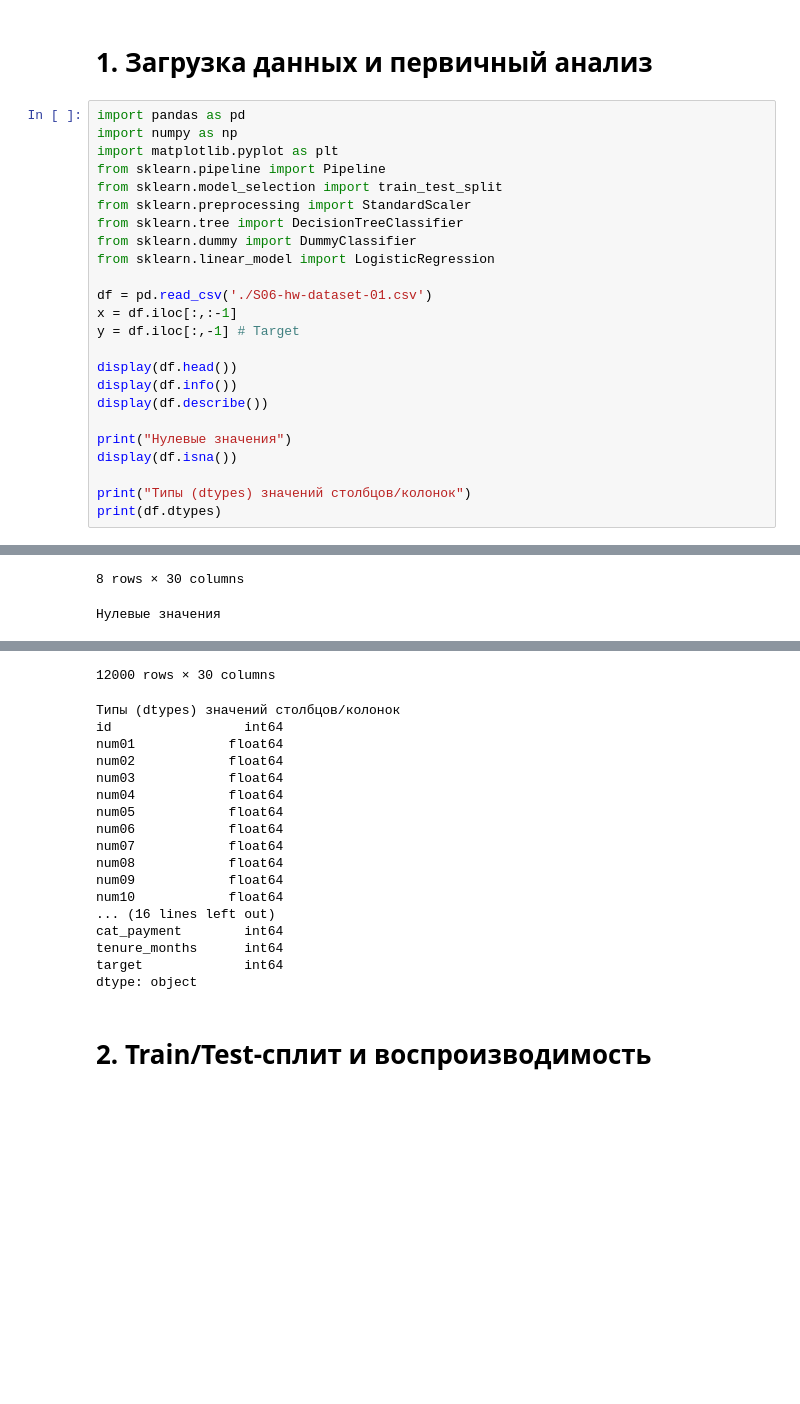
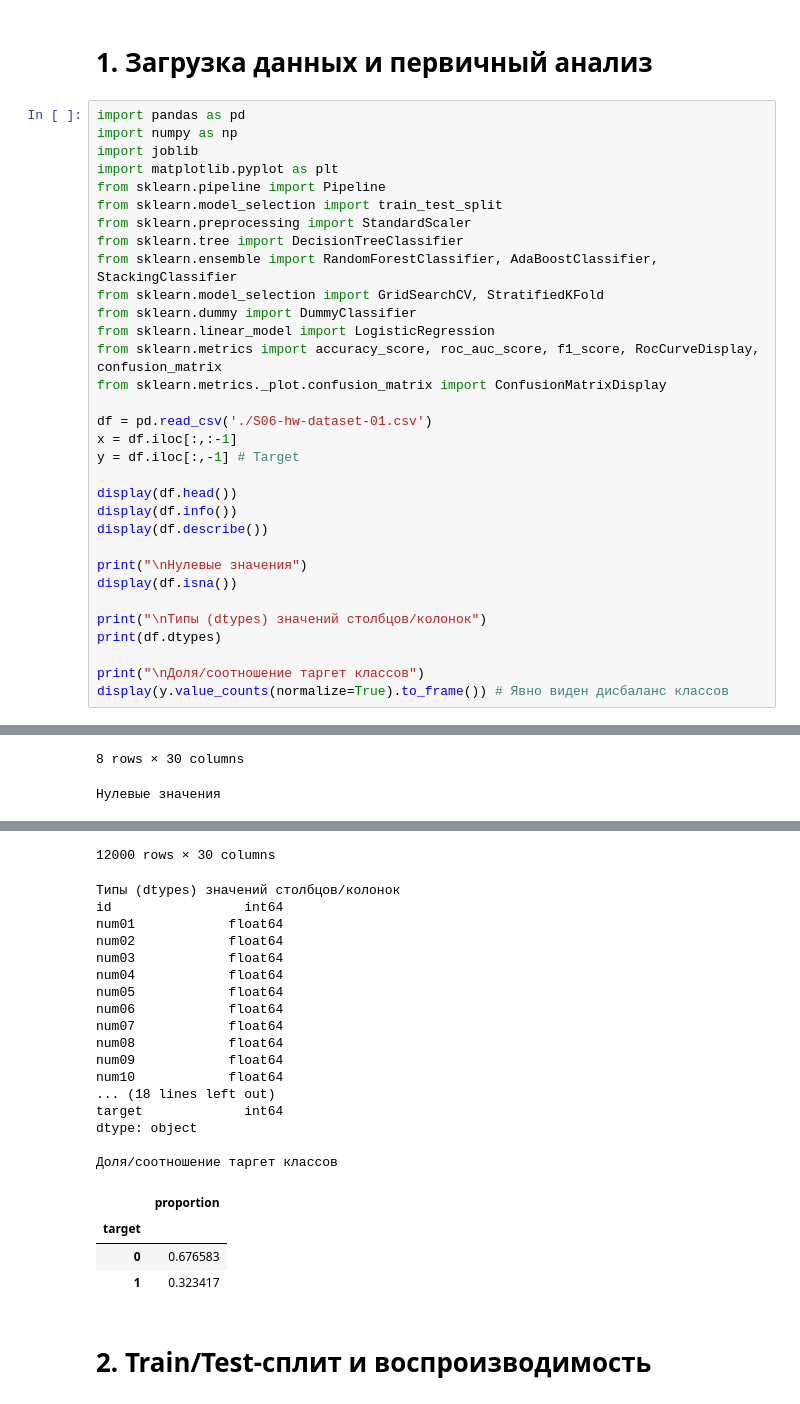
Before and after one commit to Sapar-hub/aie-group-2-sapar, a Jupyter notebook: homeworks/HW06/HW06.ipynb, the cells around one changed output, grey strips where cells are left out. Drawn from its saved outputs; the diff is of its cells as text; blank space fills up the shorter version.

```diff
--- a/homeworks/HW06/HW06.ipynb
+++ b/homeworks/HW06/HW06.ipynb
@@ -3,13 +3,18 @@
 # %%
 import pandas as pd
 import numpy as np
+import joblib
 import matplotlib.pyplot as plt
 from sklearn.pipeline import Pipeline
 from sklearn.model_selection import train_test_split
 from sklearn.preprocessing import StandardScaler
 from sklearn.tree import DecisionTreeClassifier
+from sklearn.ensemble import RandomForestClassifier, AdaBoostClassifier, StackingClassifier
+from sklearn.model_selection import GridSearchCV, StratifiedKFold
 from sklearn.dummy import DummyClassifier
 from sklearn.linear_model import LogisticRegression
+from sklearn.metrics import accuracy_score, roc_auc_score, f1_score, RocCurveDisplay, confusion_matrix
+from sklearn.metrics._plot.confusion_matrix import ConfusionMatrixDisplay
 
 df = pd.read_csv('./S06-hw-dataset-01.csv')
 x = df.iloc[:,:-1]
@@ -19,11 +24,14 @@ display(df.head())
 display(df.info())
 display(df.describe())
 
-print("Нулевые значения")
+print("\nНулевые значения")
 display(df.isna())
 
-print("Типы (dtypes) значений столбцов/колонок")
+print("\nТипы (dtypes) значений столбцов/колонок")
 print(df.dtypes)
+
+print("\nДоля/соотношение таргет классов")
+display(y.value_counts(normalize=True).to_frame()) # Явно виден дисбаланс классов
 # %% [output]
 |  | id | num01 | num02 | num03 | num04 | num05 | num06 | num07 | num08 | num09 | ... | ... |
 | 0 | 1 | -0.946058 | -0.070313 | 1.824445 | -2.754422 | 0.808865 | -0.111094 | -0.268950 | -3.078210 | 0.801275 | ... | ... |
@@ -61,36 +69,40 @@ None
 | max | 12000.00000 | 8.610863 | 16.299709 | 3.651692 | 7.571965 | 4.562115 | 16.223054 | 8.006444 | 13.030011 | 3.976868 | ... | ... |
 8 rows × 30 columns
 Нулевые значения
 |  | id | num01 | num02 | num03 | num04 | num05 | num06 | num07 | num08 | num09 | ... | ... |
 | 0 | False | False | False | False | False | False | False | False | False | False | ... | ... |
 | 1 | False | False | False | False | False | False | False | False | False | False | ... | ... |
 | 2 | False | False | False | False | False | False | False | False | False | False | ... | ... |
 | 3 | False | False | False | False | False | False | False | False | False | False | ... | ... |
 | 4 | False | False | False | False | False | False | False | False | False | False | ... | ... |
 | ... | ... | ... | ... | ... | ... | ... | ... | ... | ... | ... | ... | ... |
 | 11995 | False | False | False | False | False | False | False | False | False | False | ... | ... |
 | 11996 | False | False | False | False | False | False | False | False | False | False | ... | ... |
 | 11997 | False | False | False | False | False | False | False | False | False | False | ... | ... |
 | 11998 | False | False | False | False | False | False | False | False | False | False | ... | ... |
 | 11999 | False | False | False | False | False | False | False | False | False | False | ... | ... |
 12000 rows × 30 columns
 Типы (dtypes) значений столбцов/колонок
 id                 int64
 num01            float64
 num02            float64
 num03            float64
 num04            float64
 num05            float64
 num06            float64
 num07            float64
 num08            float64
 num09            float64
 num10            float64
-... (16 lines left out)
-cat_payment        int64
-tenure_months      int64
+... (18 lines left out)
 target             int64
 dtype: object
+
+Доля/соотношение таргет классов
+|  | proportion |
+| target |  |
+| 0 | 0.676583 |
+| 1 | 0.323417 |
 # %% [markdown]
 # 2. Train/Test-сплит и воспроизводимость
 # %%
```
Also changed, not shown: parts of 23 cells of this notebook, 11 other files.
